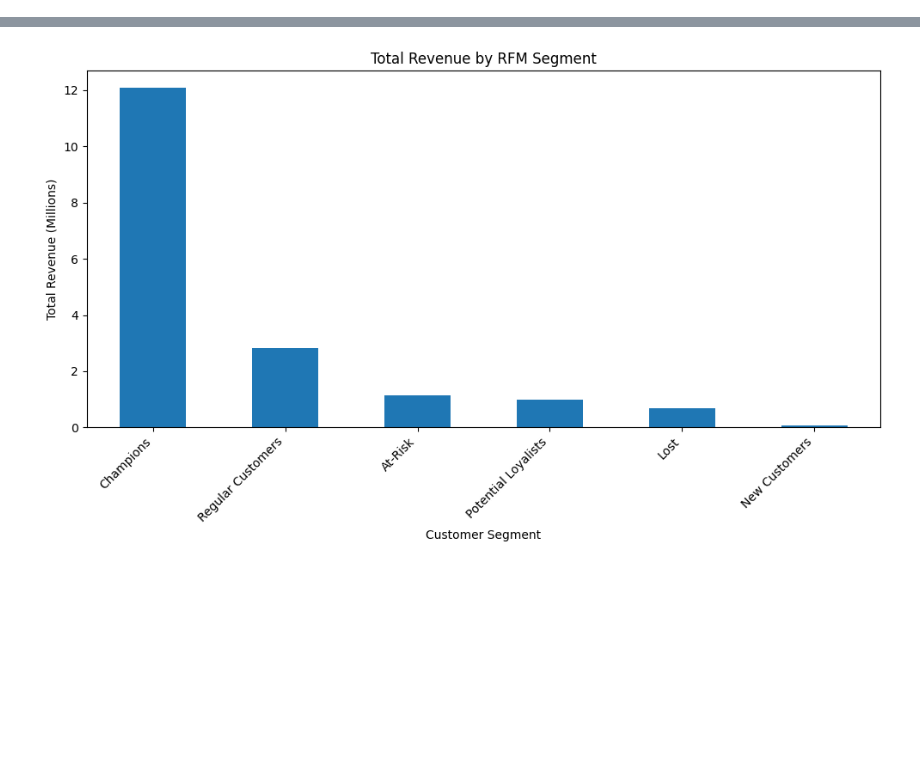
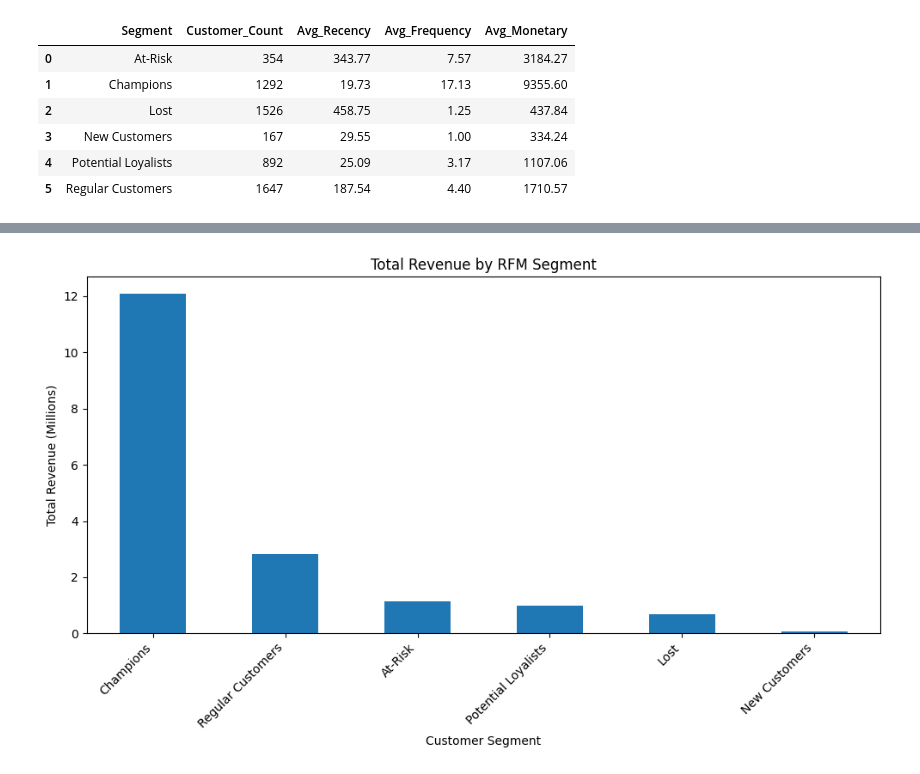
Before and after one commit to fq7314/E-commerce-Customer-Analytics, a Jupyter notebook: notebooks/01_rfm_segmentation.ipynb, the cells around one changed output, grey strips where cells are left out. Drawn from its saved outputs; the diff is of its cells as text; code cells hidden in the pictures; blank space fills up the shorter version.

```diff
--- a/notebooks/01_rfm_segmentation.ipynb
+++ b/notebooks/01_rfm_segmentation.ipynb
@@ -0,0 +1,19 @@
+# %%
+# Segment summary for Tableau
+
+segment_summary_for_tableau = segment_summary.reset_index()
+
+segment_summary_for_tableau.to_csv(
+    tableau_path / "rfm_segment_summary.csv",
+    index=False
+)
+
+segment_summary_for_tableau
+# %% [output]
+|  | Segment | Customer_Count | Avg_Recency | Avg_Frequency | Avg_Monetary |
+| 0 | At-Risk | 354 | 343.77 | 7.57 | 3184.27 |
+| 1 | Champions | 1292 | 19.73 | 17.13 | 9355.60 |
+| 2 | Lost | 1526 | 458.75 | 1.25 | 437.84 |
+| 3 | New Customers | 167 | 29.55 | 1.00 | 334.24 |
+| 4 | Potential Loyalists | 892 | 25.09 | 3.17 | 1107.06 |
+| 5 | Regular Customers | 1647 | 187.54 | 4.40 | 1710.57 |
```
Also changed, not shown: parts of 5 cells of this notebook.
